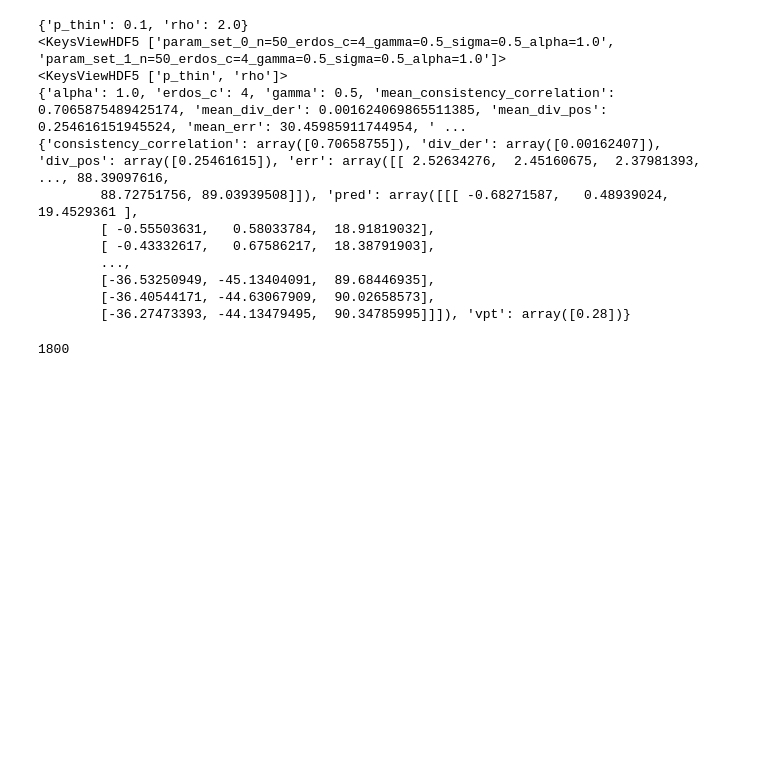
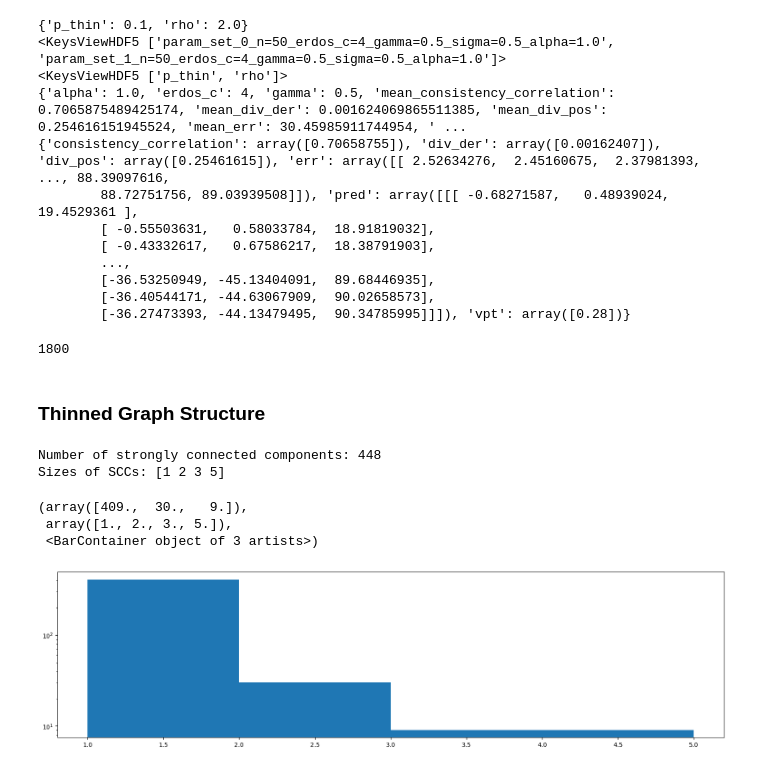
Before and after one commit to seyfdall/Thinned_Rescomp, a Jupyter notebook: scratch.ipynb, the cells around one changed output. Cells and saved outputs as stored; diff of their text form; code cells hidden in the pictures; blank space fills up the shorter version.

```diff
--- a/scratch.ipynb
+++ b/scratch.ipynb
@@ -764,3 +1047,49 @@ rho_p_thin_prod, erdos_possible_combinations = helper.gridsearch_parameter_setup
 print(len(erdos_possible_combinations))
 # %% [output]
 1800
+# %% [markdown]
+### Thinned Graph Structure
+# %%
+def erdos(n, mean_degree):
+    """ Erdos-Renyi random graph.
+        Parameters
+            mean_degree (int): average edges per node. Must be an even integer
+            n (int): Number of nodes in the network
+        Returns
+            A (csc sparse matrix): Adjacency matrix of the network
+    """
+    p = mean_degree/n
+    A = nx.adjacency_matrix(nx.erdos_renyi_graph(n,p)).T
+    return A
+# %%
+erdos_c = 4
+p_thin = 0.95
+mean_degree = erdos_c*(1-p_thin)
+n = 500
+
+A = erdos(n, mean_degree)
+
+# Convert to a directed graph
+G = nx.from_numpy_array(A, create_using=nx.DiGraph)
+
+# Get all strongly connected components
+sccs = list(nx.strongly_connected_components(G))
+
+# Number of strongly connected components
+num_sccs = len(sccs)
+
+# Sizes of each SCC
+scc_sizes = [len(scc) for scc in sccs]
+
+print(f"Number of strongly connected components: {num_sccs}")
+print(f"Sizes of SCCs: {np.unique(scc_sizes)}")
+
+plt.hist(scc_sizes, np.unique(scc_sizes), log=True)
+# plt.hist(scc_sizes, [1,2,3,4,5])
+# %% [output]
+Number of strongly connected components: 448
+Sizes of SCCs: [1 2 3 5]
+(array([409.,  30.,   9.]),
+ array([1., 2., 3., 5.]),
+ <BarContainer object of 3 artists>)
+[figure, added]
```
Also changed, not shown: parts of 16 cells of this notebook, 11 other files.
